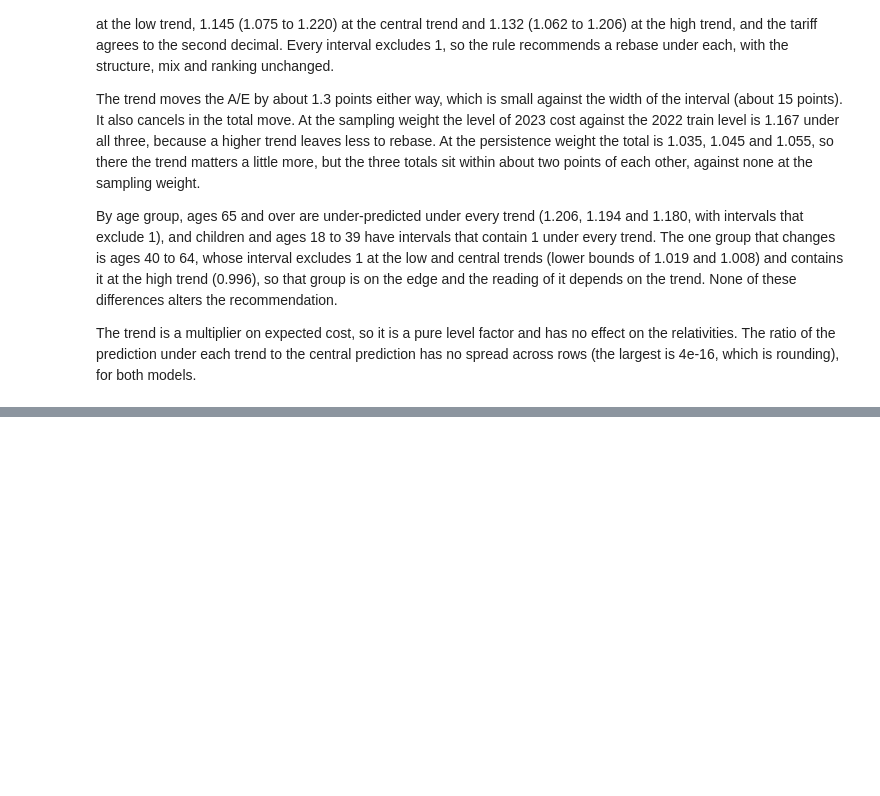
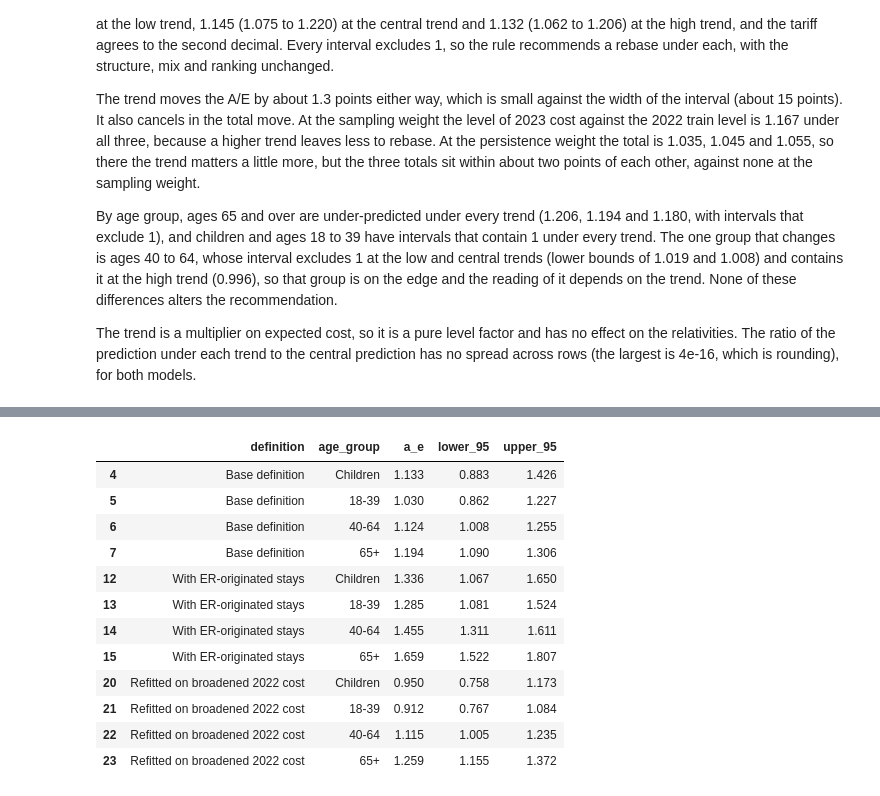
Before and after one commit to asudarmo/health-pricing-meps, a Jupyter notebook: notebooks/04_monitoring.ipynb, the cells around one changed output, grey strips where cells are left out. Cells and saved outputs as stored; diff of their text form; code cells hidden in the pictures; blank space fills up the shorter version.

```diff
--- a/notebooks/04_monitoring.ipynb
+++ b/notebooks/04_monitoring.ipynb
@@ -1318,0 +1385,18 @@ models.
+# %%
+er_ages[er_ages["model"] == outofsample.TECHNICAL][
+    ["definition", "age_group", "a_e", "lower_95", "upper_95"]
+]
+# %% [output]
+|  | definition | age_group | a_e | lower_95 | upper_95 |
+| 4 | Base definition | Children | 1.133 | 0.883 | 1.426 |
+| 5 | Base definition | 18-39 | 1.030 | 0.862 | 1.227 |
+| 6 | Base definition | 40-64 | 1.124 | 1.008 | 1.255 |
+| 7 | Base definition | 65+ | 1.194 | 1.090 | 1.306 |
+| 12 | With ER-originated stays | Children | 1.336 | 1.067 | 1.650 |
+| 13 | With ER-originated stays | 18-39 | 1.285 | 1.081 | 1.524 |
+| 14 | With ER-originated stays | 40-64 | 1.455 | 1.311 | 1.611 |
+| 15 | With ER-originated stays | 65+ | 1.659 | 1.522 | 1.807 |
+| 20 | Refitted on broadened 2022 cost | Children | 0.950 | 0.758 | 1.173 |
+| 21 | Refitted on broadened 2022 cost | 18-39 | 0.912 | 0.767 | 1.084 |
+| 22 | Refitted on broadened 2022 cost | 40-64 | 1.115 | 1.005 | 1.235 |
+| 23 | Refitted on broadened 2022 cost | 65+ | 1.259 | 1.155 | 1.372 |
```
Also changed, not shown: parts of 10 cells of this notebook, 11 other files.
